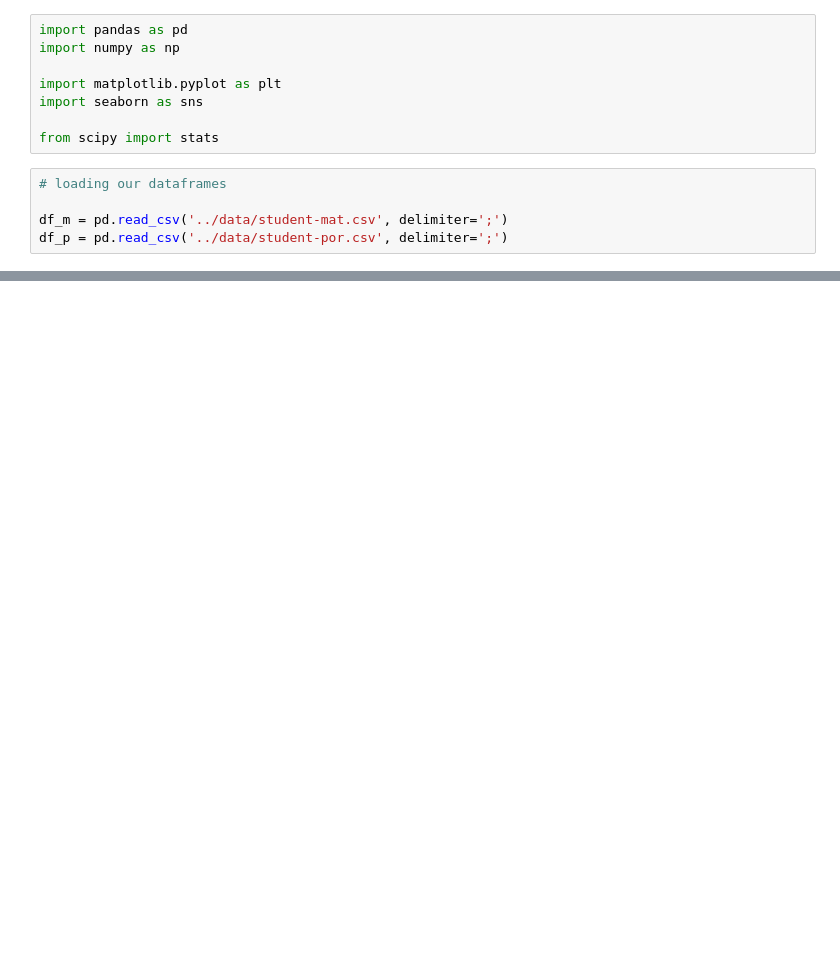
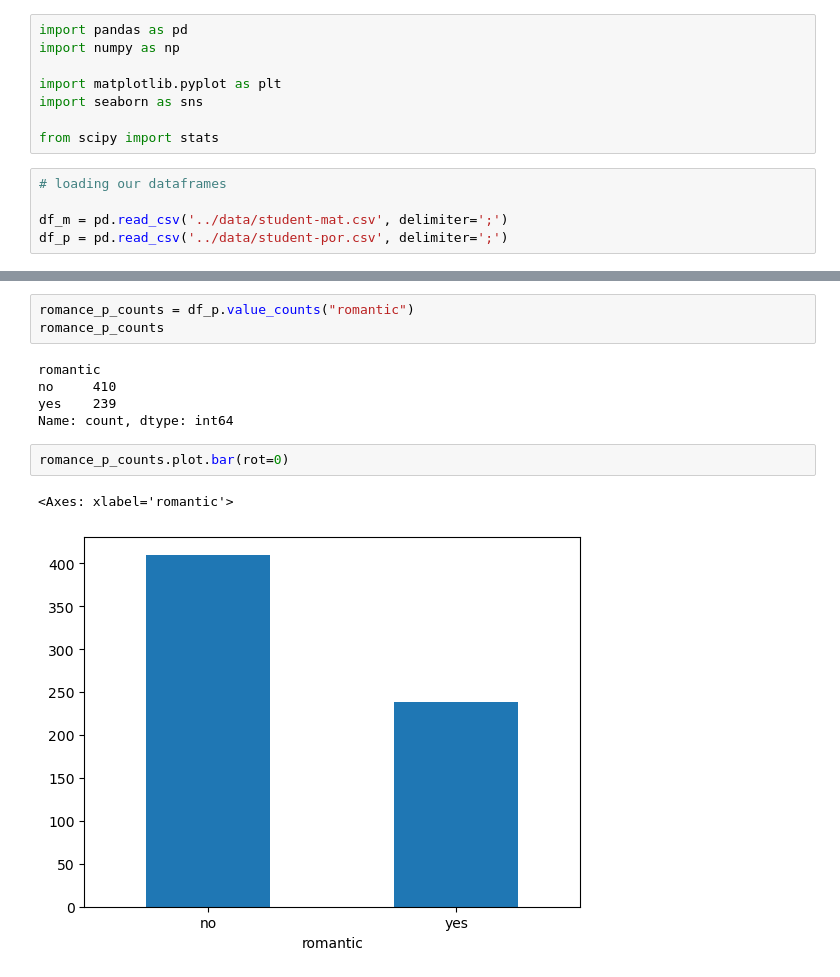
Before and after one commit to cshields164/end-of-phase1-project, a Jupyter notebook: code/01explore.ipynb, the cells around one changed output, grey strips where cells are left out. Cells and saved outputs as stored; diff of their text form; blank space fills up the shorter version.

```diff
--- a/code/01explore.ipynb
+++ b/code/01explore.ipynb
@@ -25,0 +97,13 @@ df_m.describe()
+# %%
+romance_p_counts = df_p.value_counts("romantic")
+romance_p_counts
+# %% [output]
+romantic
+no     410
+yes    239
+Name: count, dtype: int64
+# %%
+romance_p_counts.plot.bar(rot=0)
+# %% [output]
+<Axes: xlabel='romantic'>
+[figure, added]
```
Also changed, not shown: parts of 18 cells of this notebook, 1 other file.
